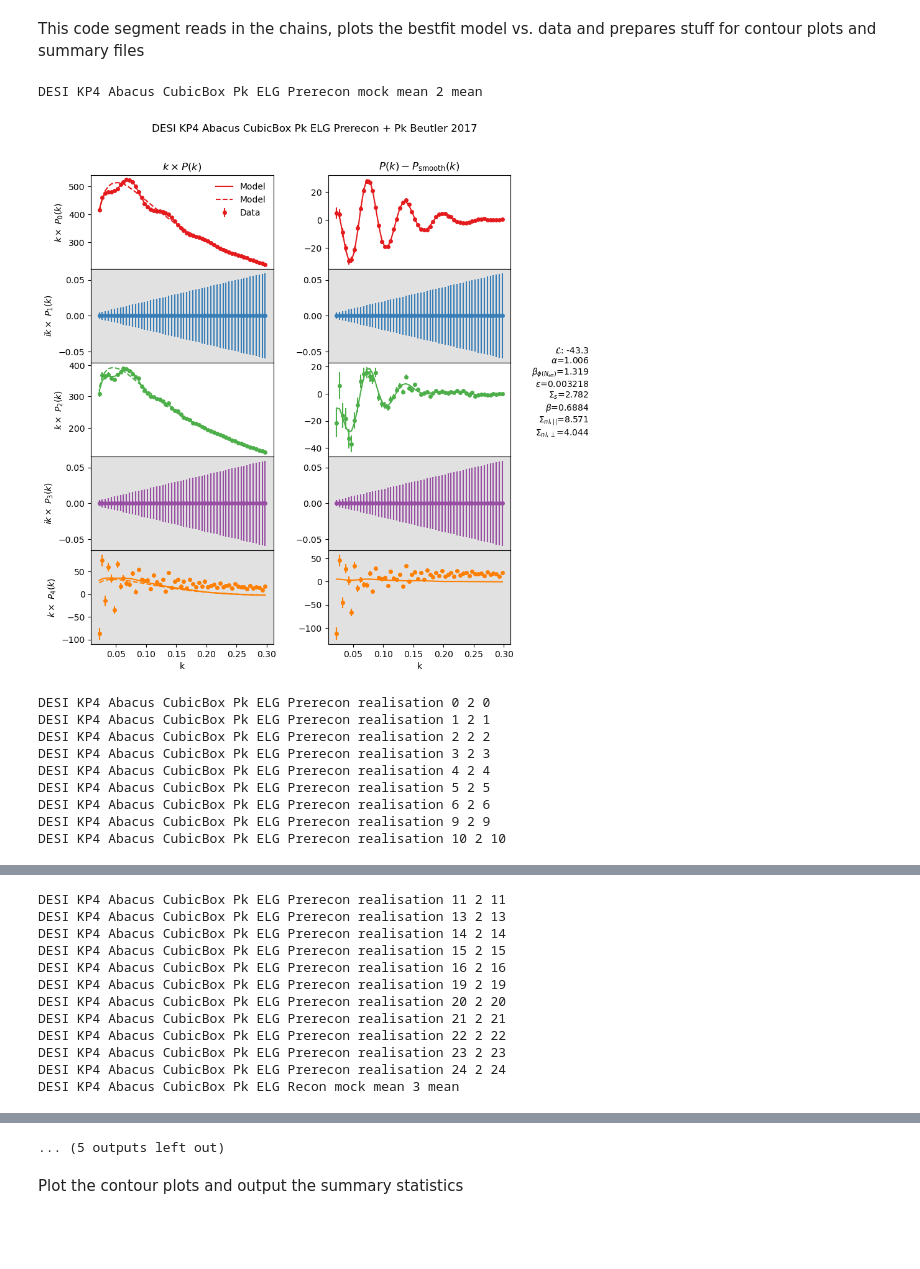
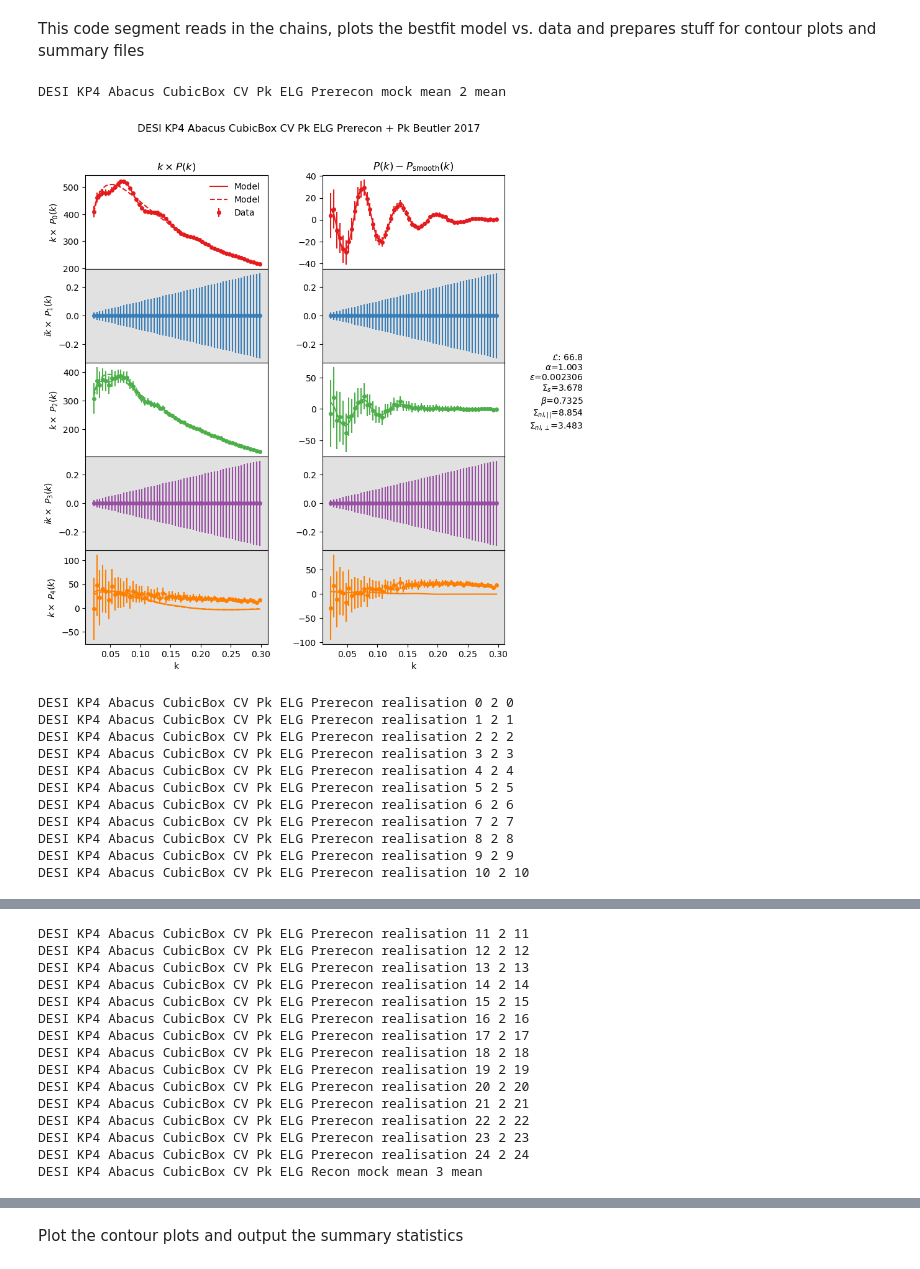
Before and after one commit to abbew25/Barry, a Jupyter notebook: cosmodesi_KP4ELG_examplecode_make_picklefiles/plot_desi_kp4_abacus_cubic_ELG.ipynb, the cells around one changed output, grey strips where cells are left out. Drawn from its saved outputs; the diff is of its cells as text; code cells hidden in the pictures; blank space fills up the shorter version.

```diff
--- a/cosmodesi_KP4ELG_examplecode_make_picklefiles/plot_desi_kp4_abacus_cubic_ELG.ipynb
+++ b/cosmodesi_KP4ELG_examplecode_make_picklefiles/plot_desi_kp4_abacus_cubic_ELG.ipynb
@@ -14,7 +14,8 @@ from chainconsumer import ChainConsumer
 
 sys.path.append("../../Barry/")     # Change this so that it points to where you have Barry installed
 
-from barry.samplers import DynestySampler
+#from barry.samplers import DynestySampler
+from barry.samplers import NautilusSampler
 from barry.config import setup
 from barry.models import PowerBeutler2017, CorrBeutler2017
 from barry.datasets.dataset_power_spectrum import PowerSpectrum_DESI_KP4
@@ -31,7 +32,9 @@ omega_matter_free = False
 
 neff_free = False
 
-phase_shift_free = True
+phase_shift_free = False #False
+
+CV = True
 
 pfn = "/global/u1/a/abbew25/barryrepo/Barry/cosmodesi_KP4ELG_examplecode_make_picklefiles/plots/desi_kp4_abacus_cubic_ELG/output/desi_kp4_abacus_cubic_ELG.fitter.pkl"
 
@@ -48,6 +51,8 @@ if phase_shift_free:
 with open(pfn, 'rb') as pickle_file:
     fitter = pickle.load(pickle_file)
 
+#print(dir(fitter.sampler))
+
 sigma_s_mean = 0
 count = 0
 beta_mean = 0
@@ -70,12 +75,18 @@ for posterior, weight, chain, evidence, model, data, extra in fitter.load():
     #print(extra['name'])
     #print(model.get_labels(), chain.shape)
     # Get the realisation number and redshift bin
+    CVfile = ''
 
-    #if "CV" not in extra["name"] or "Pk" not in extra["name"]:
-    #    continue
+    if CV:
+        CVfile = 'CV'
+        if "CV" not in extra["name"] or "Pk" not in extra["name"]:
+            continue
+    else:
+        if "CV" in extra['name']:
+            continue
+        if "Pk" not in extra['name']:
+            continue
 
-    if "Pk" not in extra["name"]:
-       continue
     #print(extra)
 
     recon_bin = 0 if "Prerecon" in extra["name"] else 1
@@ -108,6 +119,7 @@ for posterior, weight, chain, evidence, model, data, extra in fitter.load():
 
     # Get some useful properties of the fit, and plot the MAP model against the data if it's the mock mean or realisation 10 (chosen randomly!)
     display = True if realisation == "mean" or realisation == "10" else False
+    #print(params_dict)
     new_chi_squared, dof, bband, mods, smooths = model.plot(params_dict, display=display)
 
     # Add the chain or MAP to the Chainconsumer plots
@@ -189,41 +201,43 @@ for posterior, weight, chain, evidence, model, data, extra in fitter.load():
     if phase_shift_free: ###################################
 
         corr_alpha_para_perp = cov[1, 0] / np.sqrt(cov[0, 0] * cov[1, 1])
         corr_alpha_para_phase = cov[4, 0] / np.sqrt(cov[4, 4] * cov[0, 0])
         corr_alpha_perp_phase = cov[4, 1] / np.sqrt(cov[4, 4] * cov[1, 1])
 
         stats[datanames[chain_bin]].append(
             [mean[0], mean[1], np.sqrt(cov[0, 0]), np.sqrt(cov[1, 1]),
             corr_alpha_para_perp, mean[4], np.sqrt(cov[4,4]), corr_alpha_para_phase, corr_alpha_perp_phase, new_chi_squared, mean[2], mean[3]]
         )
 
         output[datanames[chain_bin]].append(
             f"{realisation:s}, {mean[0]:6.4f}, {mean[1]:6.4f}, {mean[2]:6.4f}, {mean[3]:6.4f}, {np.sqrt(cov[0, 0]):6.4f}, {np.sqrt(cov[1, 1]):6.4f}, {corr_alpha_para_perp:7.3f}, {mean[4]:6.4f}, {np.sqrt(cov[4, 4]):6.4f},{corr_alpha_para_phase:7.3f}, {corr_alpha_perp_phase:7.3f}, {r_s:7.3f}, {new_chi_squared:7.3f}, {dof:4d}"
         )
 
 
     else: ###################################
         corr = cov[1, 0] / np.sqrt(cov[0, 0] * cov[1, 1])
         stats[datanames[chain_bin]].append(
             [mean[0], mean[1], np.sqrt(cov[0, 0]), np.sqrt(cov[1, 1]), corr, new_chi_squared, mean[2], mean[3]]
         )
 
         output[datanames[chain_bin]].append(
             f"{realisation:s}, {mean[0]:6.4f}, {mean[1]:6.4f}, {mean[2]:6.4f}, {mean[3]:6.4f}, {np.sqrt(cov[0, 0]):6.4f}, {np.sqrt(cov[1, 1]):6.4f}, {corr:7.3f}, {r_s:7.3f}, {new_chi_squared:7.3f}, {dof:4d}"
         )
 
 
 print(sigma_s_mean/count)
 print(beta_mean/count)
 # %% [output]
-DESI KP4 Abacus CubicBox Pk ELG Prerecon mock mean 2 mean
+DESI KP4 Abacus CubicBox CV Pk ELG Prerecon mock mean 2 mean
-[figure, old version]
+[figure, new version]
-DESI KP4 Abacus CubicBox Pk ELG Prerecon realisation 0 2 0
-DESI KP4 Abacus CubicBox Pk ELG Prerecon realisation 1 2 1
-DESI KP4 Abacus CubicBox Pk ELG Prerecon realisation 2 2 2
-DESI KP4 Abacus CubicBox Pk ELG Prerecon realisation 3 2 3
-DESI KP4 Abacus CubicBox Pk ELG Prerecon realisation 4 2 4
-DESI KP4 Abacus CubicBox Pk ELG Prerecon realisation 5 2 5
-DESI KP4 Abacus CubicBox Pk ELG Prerecon realisation 6 2 6
-DESI KP4 Abacus CubicBox Pk ELG Prerecon realisation 9 2 9
-DESI KP4 Abacus CubicBox Pk ELG Prerecon realisation 10 2 10
+DESI KP4 Abacus CubicBox CV Pk ELG Prerecon realisation 0 2 0
+DESI KP4 Abacus CubicBox CV Pk ELG Prerecon realisation 1 2 1
+DESI KP4 Abacus CubicBox CV Pk ELG Prerecon realisation 2 2 2
+DESI KP4 Abacus CubicBox CV Pk ELG Prerecon realisation 3 2 3
+DESI KP4 Abacus CubicBox CV Pk ELG Prerecon realisation 4 2 4
+DESI KP4 Abacus CubicBox CV Pk ELG Prerecon realisation 5 2 5
+DESI KP4 Abacus CubicBox CV Pk ELG Prerecon realisation 6 2 6
+DESI KP4 Abacus CubicBox CV Pk ELG Prerecon realisation 7 2 7
+DESI KP4 Abacus CubicBox CV Pk ELG Prerecon realisation 8 2 8
+DESI KP4 Abacus CubicBox CV Pk ELG Prerecon realisation 9 2 9
+DESI KP4 Abacus CubicBox CV Pk ELG Prerecon realisation 10 2 10
@@ -231,12 +245,15 @@ DESI KP4 Abacus CubicBox Pk ELG Prerecon realisation 10 2 10
-DESI KP4 Abacus CubicBox Pk ELG Prerecon realisation 11 2 11
-DESI KP4 Abacus CubicBox Pk ELG Prerecon realisation 13 2 13
-DESI KP4 Abacus CubicBox Pk ELG Prerecon realisation 14 2 14
-DESI KP4 Abacus CubicBox Pk ELG Prerecon realisation 15 2 15
-DESI KP4 Abacus CubicBox Pk ELG Prerecon realisation 16 2 16
-DESI KP4 Abacus CubicBox Pk ELG Prerecon realisation 19 2 19
-DESI KP4 Abacus CubicBox Pk ELG Prerecon realisation 20 2 20
-DESI KP4 Abacus CubicBox Pk ELG Prerecon realisation 21 2 21
-DESI KP4 Abacus CubicBox Pk ELG Prerecon realisation 22 2 22
-DESI KP4 Abacus CubicBox Pk ELG Prerecon realisation 23 2 23
-DESI KP4 Abacus CubicBox Pk ELG Prerecon realisation 24 2 24
-DESI KP4 Abacus CubicBox Pk ELG Recon mock mean 3 mean
+DESI KP4 Abacus CubicBox CV Pk ELG Prerecon realisation 11 2 11
+DESI KP4 Abacus CubicBox CV Pk ELG Prerecon realisation 12 2 12
+DESI KP4 Abacus CubicBox CV Pk ELG Prerecon realisation 13 2 13
+DESI KP4 Abacus CubicBox CV Pk ELG Prerecon realisation 14 2 14
+DESI KP4 Abacus CubicBox CV Pk ELG Prerecon realisation 15 2 15
+DESI KP4 Abacus CubicBox CV Pk ELG Prerecon realisation 16 2 16
+DESI KP4 Abacus CubicBox CV Pk ELG Prerecon realisation 17 2 17
+DESI KP4 Abacus CubicBox CV Pk ELG Prerecon realisation 18 2 18
+DESI KP4 Abacus CubicBox CV Pk ELG Prerecon realisation 19 2 19
+DESI KP4 Abacus CubicBox CV Pk ELG Prerecon realisation 20 2 20
+DESI KP4 Abacus CubicBox CV Pk ELG Prerecon realisation 21 2 21
+DESI KP4 Abacus CubicBox CV Pk ELG Prerecon realisation 22 2 22
+DESI KP4 Abacus CubicBox CV Pk ELG Prerecon realisation 23 2 23
+DESI KP4 Abacus CubicBox CV Pk ELG Prerecon realisation 24 2 24
+DESI KP4 Abacus CubicBox CV Pk ELG Recon mock mean 3 mean
@@ -284,4 +289,3 @@ DESI KP4 Abacus CubicBox CV Pk ELG Prerecon realisation 10 2 10
-... (5 outputs left out)
 # %% [markdown]
 Plot the contour plots and output the summary statistics
 # %%
```
Also changed, not shown: parts of 2 cells of this notebook, 5 other files.
